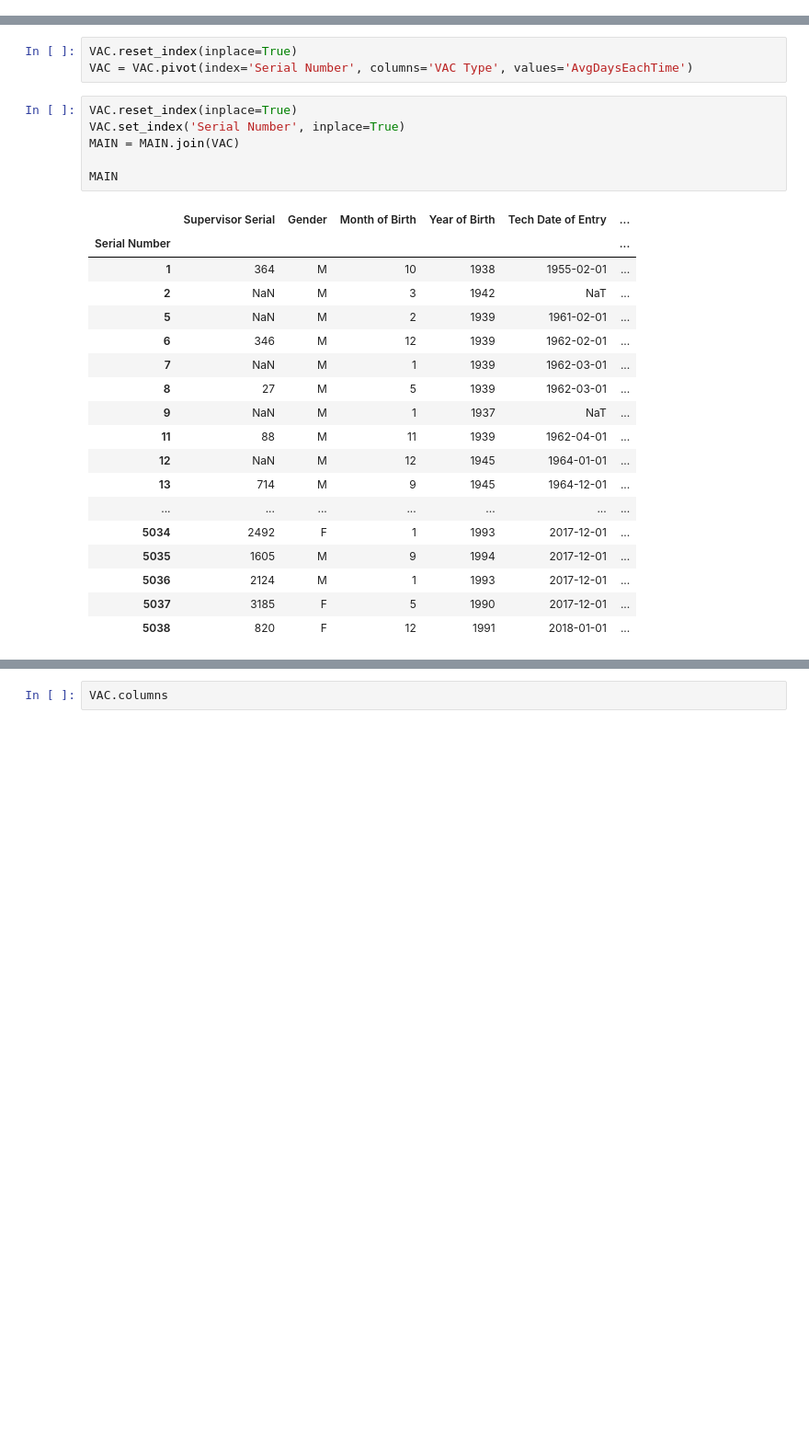
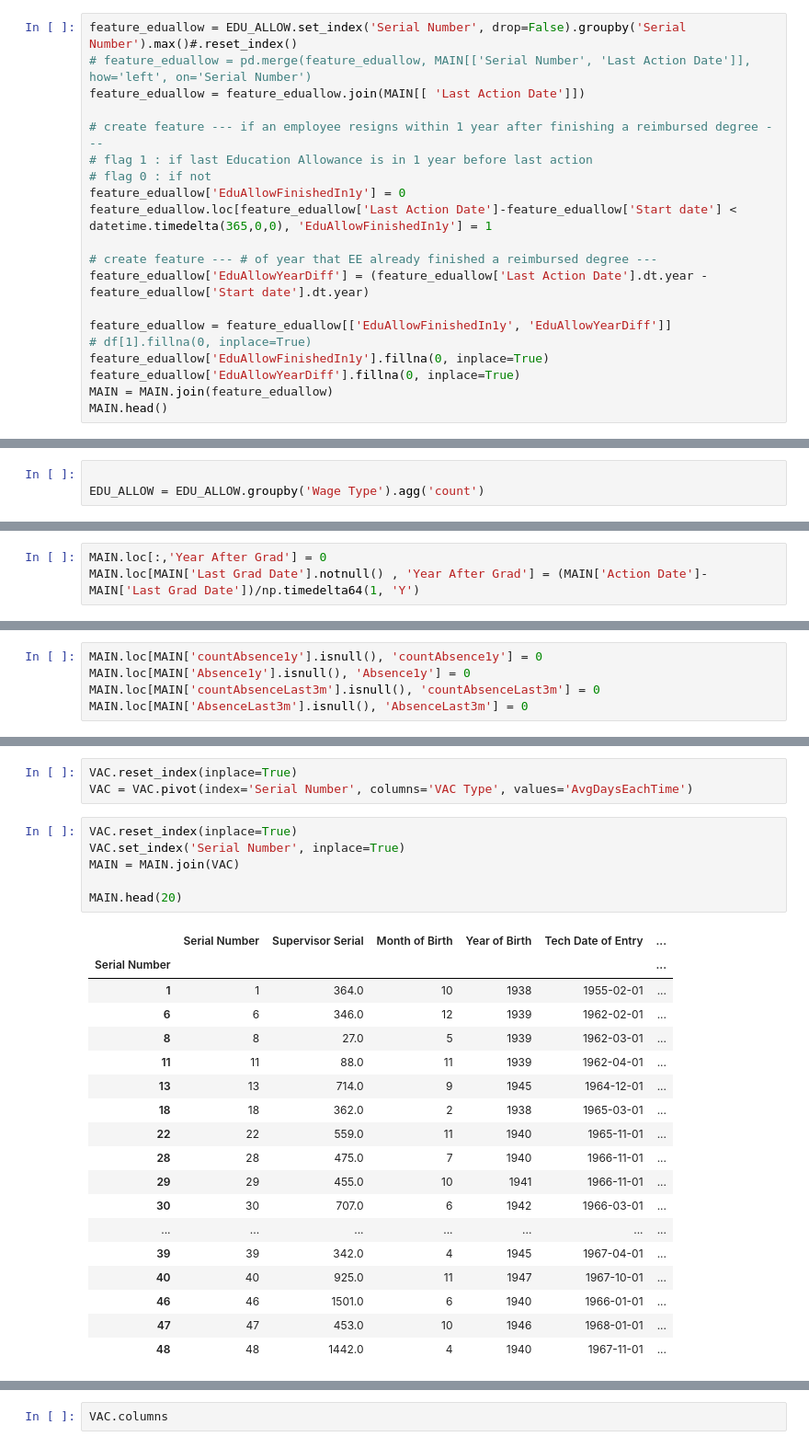
Before and after one commit to teing/HR_Data_Analytic, a Jupyter notebook: TH_Workforce_Bootcamp_2018.ipynb, the cells around one changed output, grey strips where cells are left out. Shown at 92% size. Saved outputs shown, nothing was run; the diff lists cells and outputs as text; blank space fills up the shorter version.

```diff
--- a/TH_Workforce_Bootcamp_2018.ipynb
+++ b/TH_Workforce_Bootcamp_2018.ipynb
@@ -854,0 +987,20 @@ MAIN
+# %%
+feature_eduallow = EDU_ALLOW.set_index('Serial Number', drop=False).groupby('Serial Number').max()#.reset_index()
+# feature_eduallow = pd.merge(feature_eduallow, MAIN[['Serial Number', 'Last Action Date']], how='left', on='Serial Number')
+feature_eduallow = feature_eduallow.join(MAIN[[ 'Last Action Date']])
+
+# create feature --- if an employee resigns within 1 year after finishing a reimbursed degree ---
+# flag 1 : if last Education Allowance is in 1 year before last action
+# flag 0 : if not
+feature_eduallow['EduAllowFinishedIn1y'] = 0
+feature_eduallow.loc[feature_eduallow['Last Action Date']-feature_eduallow['Start date'] < datetime.timedelta(365,0,0), 'EduAllowFinishedIn1y'] = 1
+
+# create feature --- # of year that EE already finished a reimbursed degree ---
+feature_eduallow['EduAllowYearDiff'] = (feature_eduallow['Last Action Date'].dt.year - feature_eduallow['Start date'].dt.year)
+
+feature_eduallow = feature_eduallow[['EduAllowFinishedIn1y', 'EduAllowYearDiff']]
+# df[1].fillna(0, inplace=True)
+feature_eduallow['EduAllowFinishedIn1y'].fillna(0, inplace=True)
+feature_eduallow['EduAllowYearDiff'].fillna(0, inplace=True)
+MAIN = MAIN.join(feature_eduallow)
+MAIN.head()
@@ -854,0 +1011,3 @@ MAIN
+# %%
+
+EDU_ALLOW = EDU_ALLOW.groupby('Wage Type').agg('count')
@@ -1027,0 +1164,3 @@ MAIN
+# %%
+MAIN.loc[:,'Year After Grad'] = 0
+MAIN.loc[MAIN['Last Grad Date'].notnull() , 'Year After Grad'] = (MAIN['Action Date']-MAIN['Last Grad Date'])/np.timedelta64(1, 'Y')
@@ -1027,0 +1255,5 @@ MAIN
+# %%
+MAIN.loc[MAIN['countAbsence1y'].isnull(), 'countAbsence1y'] = 0
+MAIN.loc[MAIN['Absence1y'].isnull(), 'Absence1y'] = 0
+MAIN.loc[MAIN['countAbsenceLast3m'].isnull(), 'countAbsenceLast3m'] = 0
+MAIN.loc[MAIN['AbsenceLast3m'].isnull(), 'AbsenceLast3m'] = 0
@@ -1114,25 +1350,25 @@ VAC = VAC.pivot(index='Serial Number', columns='VAC Type', values='AvgDaysEachTi
 # %%
 VAC.reset_index(inplace=True)
 VAC.set_index('Serial Number', inplace=True)
 MAIN = MAIN.join(VAC)
 
-MAIN
+MAIN.head(20)
 # %% [output]
-|  | Supervisor Serial | Gender | Month of Birth | Year of Birth | Tech Date of Entry | ... |
+|  | Serial Number | Supervisor Serial | Month of Birth | Year of Birth | Tech Date of Entry | ... |
 | Serial Number |  |  |  |  |  | ... |
-| 1 | 364 | M | 10 | 1938 | 1955-02-01 | ... |
-| 2 | NaN | M | 3 | 1942 | NaT | ... |
-| 5 | NaN | M | 2 | 1939 | 1961-02-01 | ... |
-| 6 | 346 | M | 12 | 1939 | 1962-02-01 | ... |
-| 7 | NaN | M | 1 | 1939 | 1962-03-01 | ... |
-| 8 | 27 | M | 5 | 1939 | 1962-03-01 | ... |
-| 9 | NaN | M | 1 | 1937 | NaT | ... |
-| 11 | 88 | M | 11 | 1939 | 1962-04-01 | ... |
-| 12 | NaN | M | 12 | 1945 | 1964-01-01 | ... |
-| 13 | 714 | M | 9 | 1945 | 1964-12-01 | ... |
+| 1 | 1 | 364.0 | 10 | 1938 | 1955-02-01 | ... |
+| 6 | 6 | 346.0 | 12 | 1939 | 1962-02-01 | ... |
+| 8 | 8 | 27.0 | 5 | 1939 | 1962-03-01 | ... |
+| 11 | 11 | 88.0 | 11 | 1939 | 1962-04-01 | ... |
+| 13 | 13 | 714.0 | 9 | 1945 | 1964-12-01 | ... |
+| 18 | 18 | 362.0 | 2 | 1938 | 1965-03-01 | ... |
+| 22 | 22 | 559.0 | 11 | 1940 | 1965-11-01 | ... |
+| 28 | 28 | 475.0 | 7 | 1940 | 1966-11-01 | ... |
+| 29 | 29 | 455.0 | 10 | 1941 | 1966-11-01 | ... |
+| 30 | 30 | 707.0 | 6 | 1942 | 1966-03-01 | ... |
 | ... | ... | ... | ... | ... | ... | ... |
-| 5034 | 2492 | F | 1 | 1993 | 2017-12-01 | ... |
-| 5035 | 1605 | M | 9 | 1994 | 2017-12-01 | ... |
-| 5036 | 2124 | M | 1 | 1993 | 2017-12-01 | ... |
-| 5037 | 3185 | F | 5 | 1990 | 2017-12-01 | ... |
-| 5038 | 820 | F | 12 | 1991 | 2018-01-01 | ... |
+| 39 | 39 | 342.0 | 4 | 1945 | 1967-04-01 | ... |
+| 40 | 40 | 925.0 | 11 | 1947 | 1967-10-01 | ... |
+| 46 | 46 | 1501.0 | 6 | 1940 | 1966-01-01 | ... |
+| 47 | 47 | 453.0 | 10 | 1946 | 1968-01-01 | ... |
+| 48 | 48 | 1442.0 | 4 | 1940 | 1967-11-01 | ... |
```
Also changed, not shown: parts of 145 cells of this notebook.
